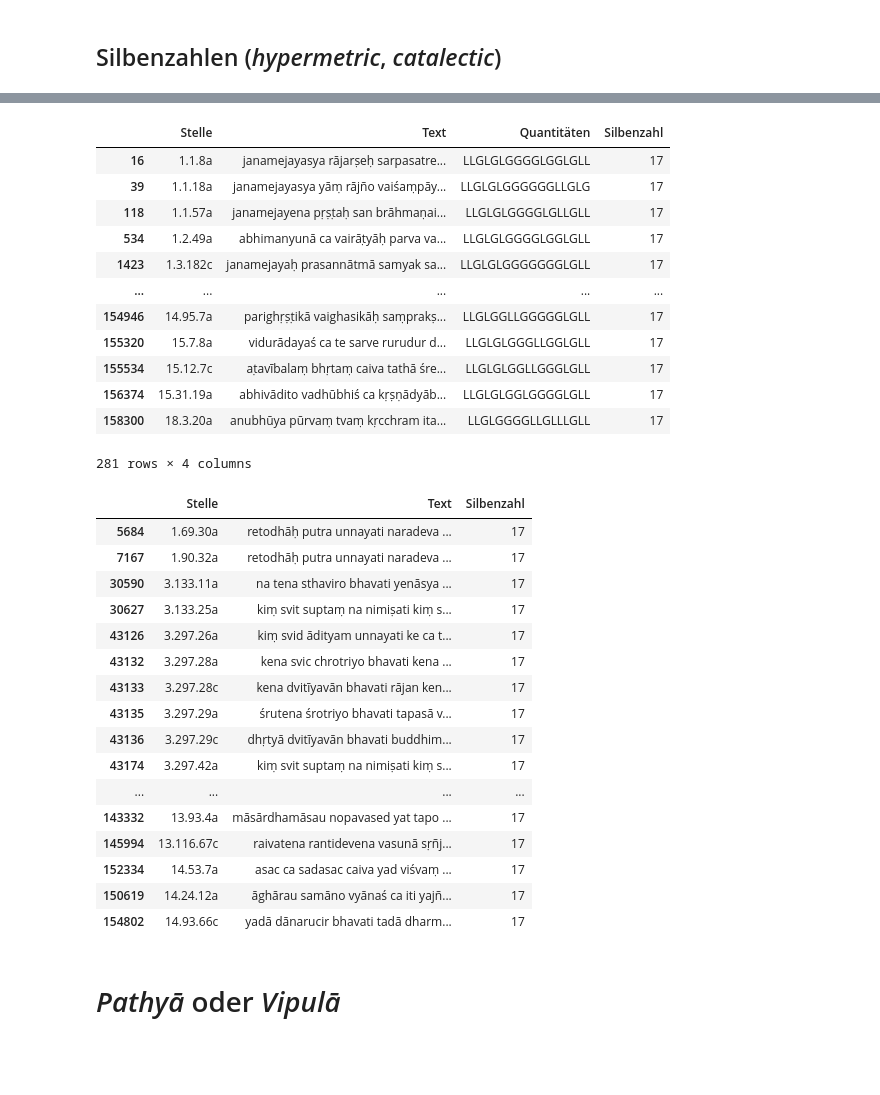
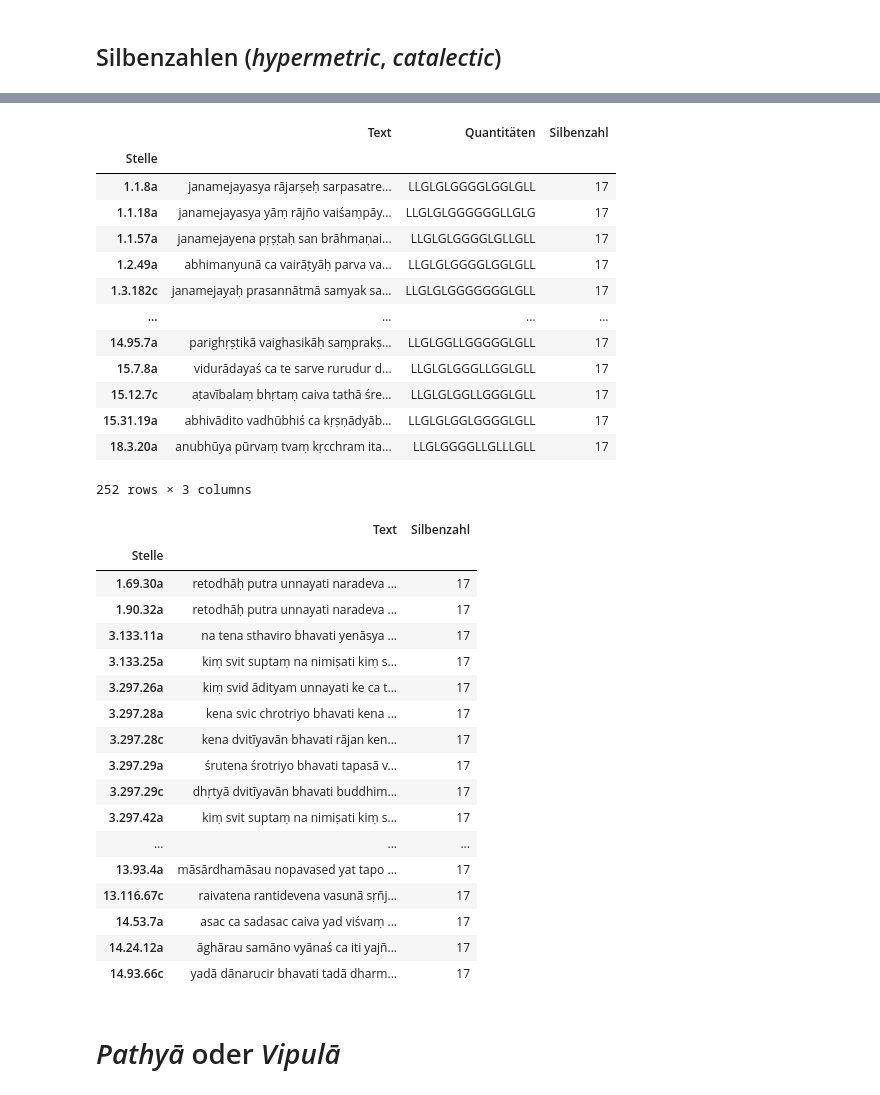
Before and after one commit to kmein/shloka, a Jupyter notebook: shloka-scansion/Shloka.ipynb, the cells around one changed output, grey strips where cells are left out. Cells and saved outputs as stored; diff of their text form; code cells hidden in the pictures; blank space fills up the shorter version.

```diff
--- a/shloka-scansion/Shloka.ipynb
+++ b/shloka-scansion/Shloka.ipynb
@@ -22,9 +22,9 @@ SIGNIFICANCE = 0.01
 # use χ² (not fisher exact) because of large sample size
 chi2_p = lambda contingency: scipy.stats.chi2_contingency(contingency)[1]
 
-def write_table(df, the_name, caption=""):
+def write_table(df, the_name, caption="", heatmap=False):
     with open(f"table-{the_name}.tex", "w") as f:
-        f.write(df.style.to_latex(hrules=True, sparse_index=False, environment="longtable", position="!hbt", caption=caption, label="tbl:"+the_name))
+        f.write((df.style if not heatmap else df.style.background_gradient(axis="index", cmap=cm)).to_latex(hrules=True, sparse_index=False, environment="longtable", position="!hbt", caption=caption, label="tbl:"+the_name))
 # %%
 df = pd.read_csv("shloka/mahabharata.csv").rename(columns={
     "parvan": "Parvan",
@@ -40,6 +40,7 @@ df = pd.read_csv("shloka/mahabharata.csv").rename(columns={
 df["Quantitäten"] = df["Quantitäten + Wortgrenzen"].apply(lambda x: x.replace(".", ""))
 df["Stelle"] = df.apply(lambda x: "{}.{}.{}{}".format(x["Parvan"], x["Adhyāya"], x["Śloka"], x["Pāda"]), axis=1)
 df["Text"] = df["Text"].apply(lambda x: transliterate(x, sanscript.HK, sanscript.IAST))
+df = df.set_index("Stelle")
 # %%
 shlokas_all = df[(df["Art"] == "Verse") & (~df["Text"].str.contains(";"))]
 shlokas_all["Silbenzahl"] = shlokas_all["Quantitäten"].str.len()
@@ -74,41 +79,47 @@ shlokas_all[shlokas_all["Silbenzahl"] < 16][["Stelle", "Text", "Silbenzahl"]]
 # %%
 # hypermetric
-shlokas_all[(shlokas_all["Silbenzahl"] > 16)][["Stelle", "Text", "Quantitäten", "Silbenzahl"]]
+hypermetric_shlokas_resolution = shlokas_all[(shlokas_all["Silbenzahl"] > 16) & (shlokas_all["Quantitäten"].str[0:2] == "LL")][["Text", "Quantitäten", "Silbenzahl"]]
+write_table(hypermetric_shlokas_resolution, "hypermetric_shlokas_resolution", caption="Verse mit Silbenzahl > 16, Auflösung der ersten Silbe")
+hypermetric_shlokas_resolution
 # %% [output]
-|  | Stelle | Text | Quantitäten | Silbenzahl |
-| 16 | 1.1.8a | janamejayasya rājarṣeḥ sarpasatre... | LLGLGLGGGGLGGLGLL | 17 |
-| 39 | 1.1.18a | janamejayasya yāṃ rājño vaiśaṃpāy... | LLGLGLGGGGGGLLGLG | 17 |
-| 118 | 1.1.57a | janamejayena pṛṣṭaḥ san brāhmaṇai... | LLGLGLGGGGLGLLGLL | 17 |
-| 534 | 1.2.49a | abhimanyunā ca vairāṭyāḥ parva va... | LLGLGLGGGGLGGLGLL | 17 |
-| 1423 | 1.3.182c | janamejayaḥ prasannātmā samyak sa... | LLGLGLGGGGGGGLGLL | 17 |
-| ... | ... | ... | ... | ... |
-| 154946 | 14.95.7a | parighṛṣṭikā vaighasikāḥ saṃprakṣ... | LLGLGGLLGGGGGLGLL | 17 |
-| 155320 | 15.7.8a | vidurādayaś ca te sarve rurudur d... | LLGLGLGGGLLGGLGLL | 17 |
-| 155534 | 15.12.7c | aṭavībalaṃ bhṛtaṃ caiva tathā śre... | LLGLGLGGLLGGGLGLL | 17 |
-| 156374 | 15.31.19a | abhivādito vadhūbhiś ca kṛṣṇādyāb... | LLGLGLGGLGGGGLGLL | 17 |
-| 158300 | 18.3.20a | anubhūya pūrvaṃ tvaṃ kṛcchram ita... | LLGLGGGGLLGLLLGLL | 17 |
+|  | Text | Quantitäten | Silbenzahl |
+| Stelle |  |  |  |
+| 1.1.8a | janamejayasya rājarṣeḥ sarpasatre... | LLGLGLGGGGLGGLGLL | 17 |
+| 1.1.18a | janamejayasya yāṃ rājño vaiśaṃpāy... | LLGLGLGGGGGGLLGLG | 17 |
+| 1.1.57a | janamejayena pṛṣṭaḥ san brāhmaṇai... | LLGLGLGGGGLGLLGLL | 17 |
+| 1.2.49a | abhimanyunā ca vairāṭyāḥ parva va... | LLGLGLGGGGLGGLGLL | 17 |
+| 1.3.182c | janamejayaḥ prasannātmā samyak sa... | LLGLGLGGGGGGGLGLL | 17 |
+| ... | ... | ... | ... |
+| 14.95.7a | parighṛṣṭikā vaighasikāḥ saṃprakṣ... | LLGLGGLLGGGGGLGLL | 17 |
+| 15.7.8a | vidurādayaś ca te sarve rurudur d... | LLGLGLGGGLLGGLGLL | 17 |
+| 15.12.7c | aṭavībalaṃ bhṛtaṃ caiva tathā śre... | LLGLGLGGLLGGGLGLL | 17 |
+| 15.31.19a | abhivādito vadhūbhiś ca kṛṣṇādyāb... | LLGLGLGGLGGGGLGLL | 17 |
+| 18.3.20a | anubhūya pūrvaṃ tvaṃ kṛcchram ita... | LLGLGGGGLLGLLLGLL | 17 |
-281 rows × 4 columns
+252 rows × 3 columns
 # %%
 # hypermetric without #LL
-shlokas_all[(shlokas_all["Silbenzahl"] > 16)][(shlokas_all["Quantitäten"].str[0:2] != "LL")].sort_values(by="Parvan")[["Stelle", "Text", "Silbenzahl"]]
+hypermetric_shlokas_no_resolution = shlokas_all[(shlokas_all["Silbenzahl"] > 16) & (shlokas_all["Quantitäten"].str[0:2] != "LL")].sort_values(by="Parvan")[["Text", "Silbenzahl"]]
+write_table(hypermetric_shlokas_no_resolution, "hypermetric_shlokas_no_resolution", caption="Verse mit Silbenzahl > 16, keine Auflösung der ersten Silbe")
+hypermetric_shlokas_no_resolution
 # %% [output]
-|  | Stelle | Text | Silbenzahl |
-| 5684 | 1.69.30a | retodhāḥ putra unnayati naradeva ... | 17 |
-| 7167 | 1.90.32a | retodhāḥ putra unnayati naradeva ... | 17 |
-| 30590 | 3.133.11a | na tena sthaviro bhavati yenāsya ... | 17 |
-| 30627 | 3.133.25a | kiṃ svit suptaṃ na nimiṣati kiṃ s... | 17 |
-| 43126 | 3.297.26a | kiṃ svid ādityam unnayati ke ca t... | 17 |
-| 43132 | 3.297.28a | kena svic chrotriyo bhavati kena ... | 17 |
-| 43133 | 3.297.28c | kena dvitīyavān bhavati rājan ken... | 17 |
-| 43135 | 3.297.29a | śrutena śrotriyo bhavati tapasā v... | 17 |
-| 43136 | 3.297.29c | dhṛtyā dvitīyavān bhavati buddhim... | 17 |
-| 43174 | 3.297.42a | kiṃ svit suptaṃ na nimiṣati kiṃ s... | 17 |
-| ... | ... | ... | ... |
-| 143332 | 13.93.4a | māsārdhamāsau nopavased yat tapo ... | 17 |
-| 145994 | 13.116.67c | raivatena rantidevena vasunā sṛñj... | 17 |
-| 152334 | 14.53.7a | asac ca sadasac caiva yad viśvaṃ ... | 17 |
-| 150619 | 14.24.12a | āghārau samāno vyānaś ca iti yajñ... | 17 |
-| 154802 | 14.93.66c | yadā dānarucir bhavati tadā dharm... | 17 |
+|  | Text | Silbenzahl |
+| Stelle |  |  |
+| 1.69.30a | retodhāḥ putra unnayati naradeva ... | 17 |
+| 1.90.32a | retodhāḥ putra unnayati naradeva ... | 17 |
+| 3.133.11a | na tena sthaviro bhavati yenāsya ... | 17 |
+| 3.133.25a | kiṃ svit suptaṃ na nimiṣati kiṃ s... | 17 |
+| 3.297.26a | kiṃ svid ādityam unnayati ke ca t... | 17 |
+| 3.297.28a | kena svic chrotriyo bhavati kena ... | 17 |
+| 3.297.28c | kena dvitīyavān bhavati rājan ken... | 17 |
+| 3.297.29a | śrutena śrotriyo bhavati tapasā v... | 17 |
+| 3.297.29c | dhṛtyā dvitīyavān bhavati buddhim... | 17 |
+| 3.297.42a | kiṃ svit suptaṃ na nimiṣati kiṃ s... | 17 |
+| ... | ... | ... |
+| 13.93.4a | māsārdhamāsau nopavased yat tapo ... | 17 |
+| 13.116.67c | raivatena rantidevena vasunā sṛñj... | 17 |
+| 14.53.7a | asac ca sadasac caiva yad viśvaṃ ... | 17 |
+| 14.24.12a | āghārau samāno vyānaś ca iti yajñ... | 17 |
+| 14.93.66c | yadā dānarucir bhavati tadā dharm... | 17 |
 # %%
 shlokas = shlokas_all[shlokas_all["Silbenzahl"] == 16]
 # %% [markdown]
```
Also changed, not shown: parts of 32 cells of this notebook.
